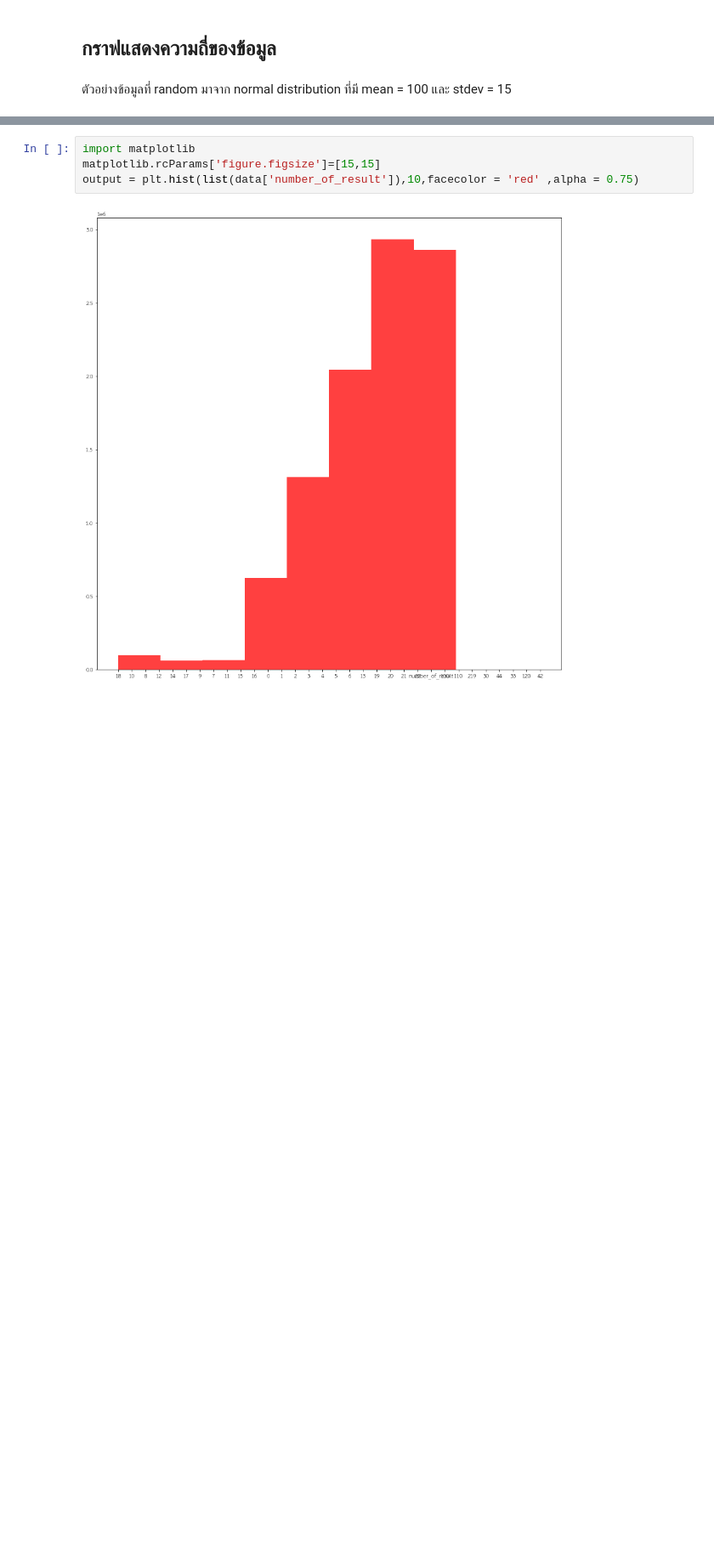
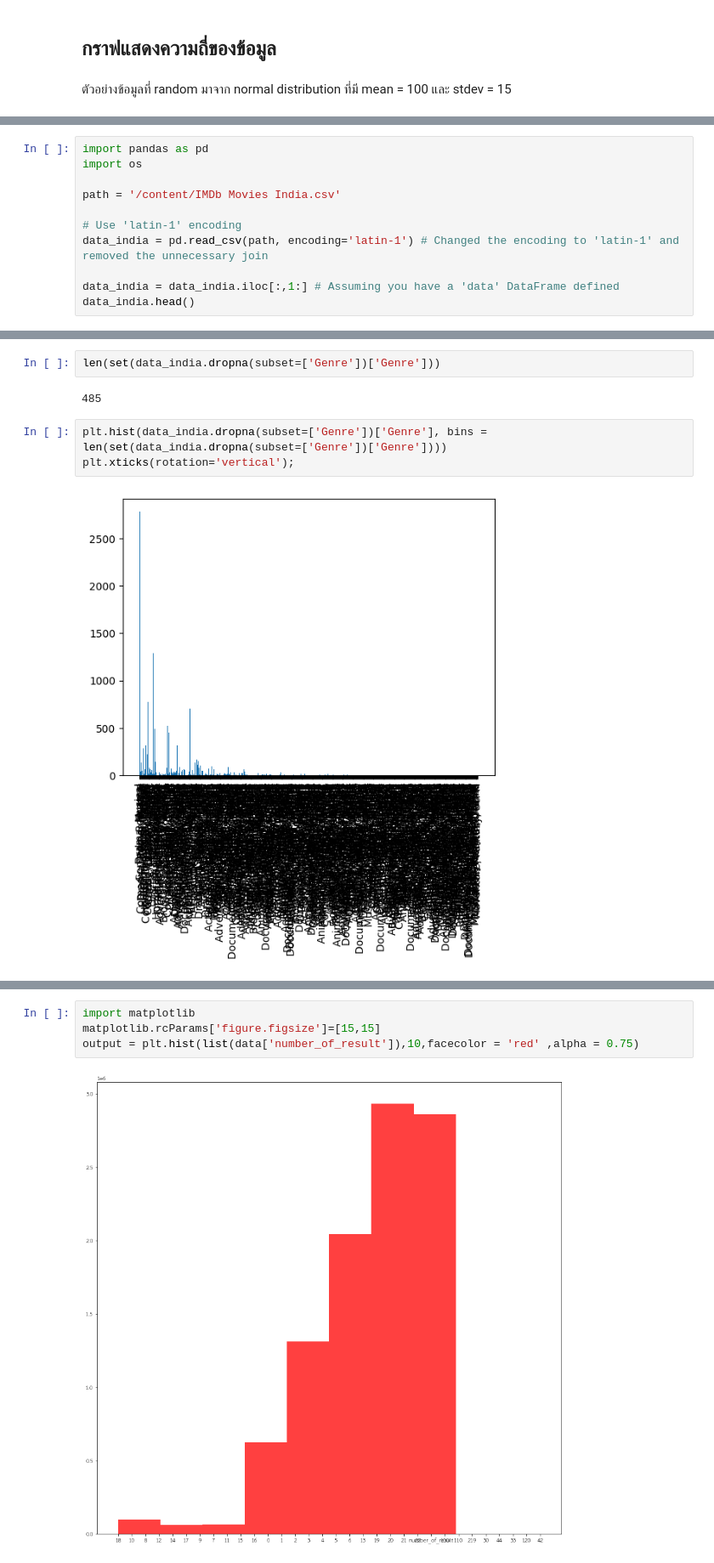
Before and after one commit to pingping-0606/Python_dataviz2024, a Jupyter notebook: Visualize_Data_Comparison.ipynb, the cells around one changed output, grey strips where cells are left out. Shown at 85% size. Drawn from its saved outputs; the diff is of its cells as text; blank space fills up the shorter version.

```diff
--- a/Visualize_Data_Comparison.ipynb
+++ b/Visualize_Data_Comparison.ipynb
@@ -495,0 +496,11 @@ plt.hist(X, 50, density = True, facecolor = 'violet', alpha = 0.75);
+# %%
+import pandas as pd
+import os
+
+path = '/content/IMDb Movies India.csv'
+
+# Use 'latin-1' encoding
+data_india = pd.read_csv(path, encoding='latin-1') # Changed the encoding to 'latin-1' and removed the unnecessary join
+
+data_india = data_india.iloc[:,1:] # Assuming you have a 'data' DataFrame defined
+data_india.head()
@@ -495,0 +514,9 @@ plt.hist(X, 50, density = True, facecolor = 'violet', alpha = 0.75);
+# %%
+len(set(data_india.dropna(subset=['Genre'])['Genre']))
+# %% [output]
+485
+# %%
+plt.hist(data_india.dropna(subset=['Genre'])['Genre'], bins = len(set(data_india.dropna(subset=['Genre'])['Genre'])))
+plt.xticks(rotation='vertical');
+# %% [output]
+[figure, added]
```
Also changed, not shown: parts of 9 cells of this notebook.
